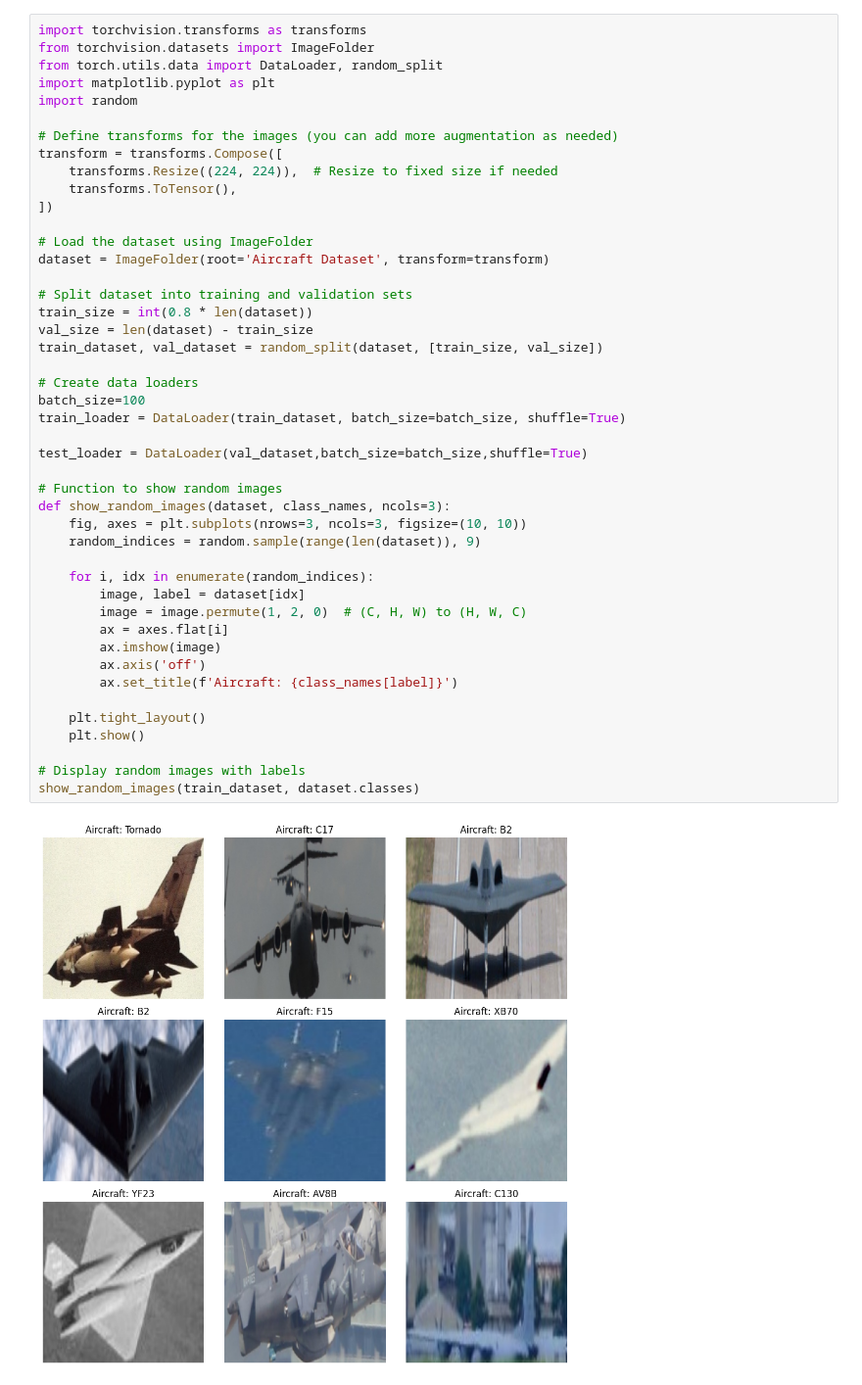
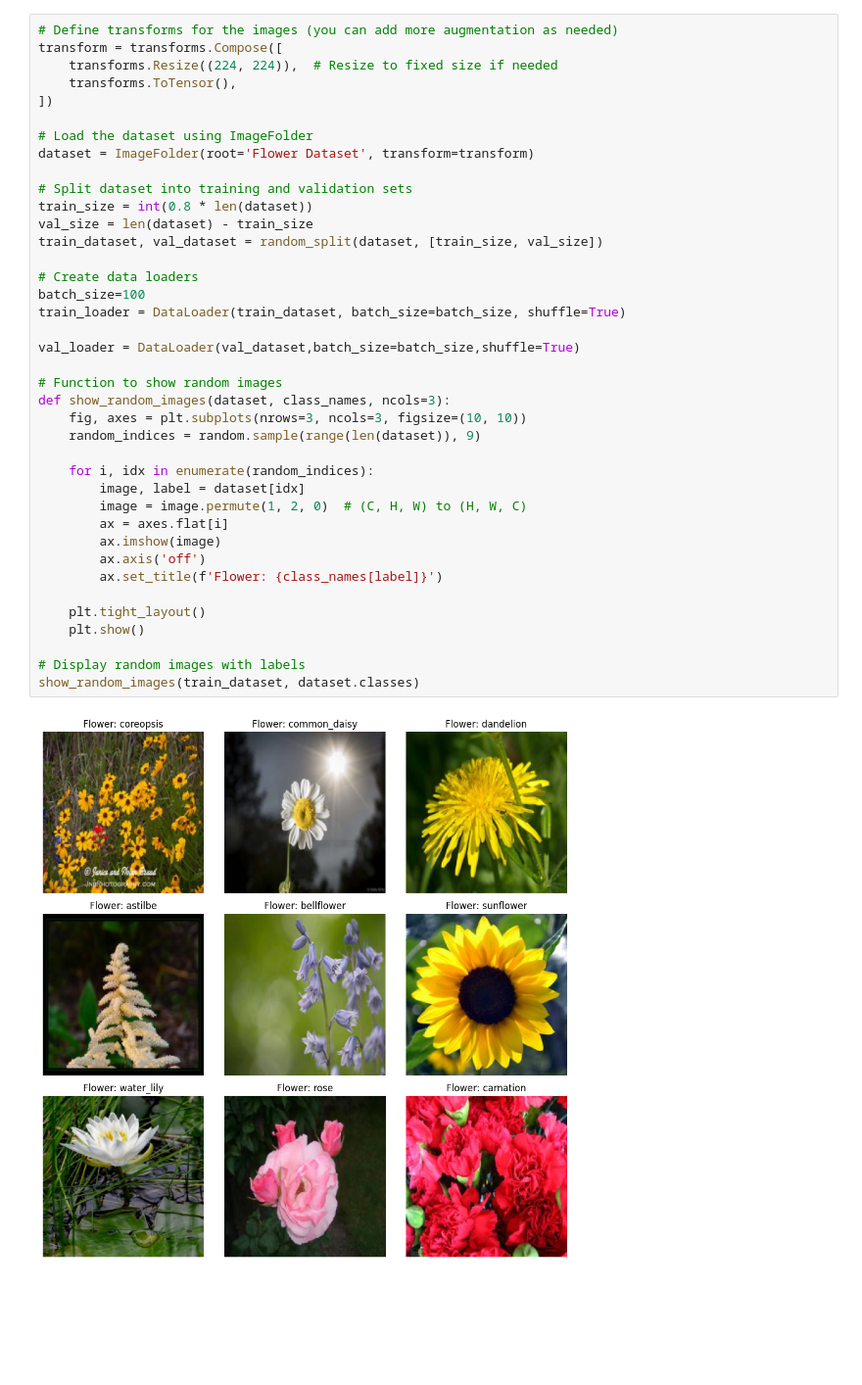
Before and after one commit to 14Smits/Flower-Computer-Vision-Convolutional-Neural-Networks, a Jupyter notebook: Model and training.ipynb, the cells around one changed output. Shown at 98% size. Saved outputs shown, nothing was run; the diff lists cells and outputs as text; blank space fills up the shorter version.

```diff
--- a/Model and training.ipynb
+++ b/Model and training.ipynb
@@ -11,10 +24,4 @@ import torch.optim as optim
 # %%
-import torchvision.transforms as transforms
-from torchvision.datasets import ImageFolder
-from torch.utils.data import DataLoader, random_split
-import matplotlib.pyplot as plt
-import random
-
 # Define transforms for the images (you can add more augmentation as needed)
 transform = transforms.Compose([
     transforms.Resize((224, 224)),  # Resize to fixed size if needed
@@ -22,36 +29,36 @@ transform = transforms.Compose([
 ])
 
 # Load the dataset using ImageFolder
-dataset = ImageFolder(root='Aircraft Dataset', transform=transform)
+dataset = ImageFolder(root='Flower Dataset', transform=transform)
 
 # Split dataset into training and validation sets
 train_size = int(0.8 * len(dataset))
 val_size = len(dataset) - train_size
 train_dataset, val_dataset = random_split(dataset, [train_size, val_size])
 
 # Create data loaders
 batch_size=100
 train_loader = DataLoader(train_dataset, batch_size=batch_size, shuffle=True)
 
-test_loader = DataLoader(val_dataset,batch_size=batch_size,shuffle=True)
+val_loader = DataLoader(val_dataset,batch_size=batch_size,shuffle=True)
 
 # Function to show random images
 def show_random_images(dataset, class_names, ncols=3):
     fig, axes = plt.subplots(nrows=3, ncols=3, figsize=(10, 10))
     random_indices = random.sample(range(len(dataset)), 9)
 
     for i, idx in enumerate(random_indices):
         image, label = dataset[idx]
         image = image.permute(1, 2, 0)  # (C, H, W) to (H, W, C)
         ax = axes.flat[i]
         ax.imshow(image)
         ax.axis('off')
-        ax.set_title(f'Aircraft: {class_names[label]}')
+        ax.set_title(f'Flower: {class_names[label]}')
 
     plt.tight_layout()
     plt.show()
 
 # Display random images with labels
 show_random_images(train_dataset, dataset.classes)
 # %% [output]
-[figure, old version]
+[figure, new version]
```
Also changed, not shown: parts of 17 cells of this notebook.
